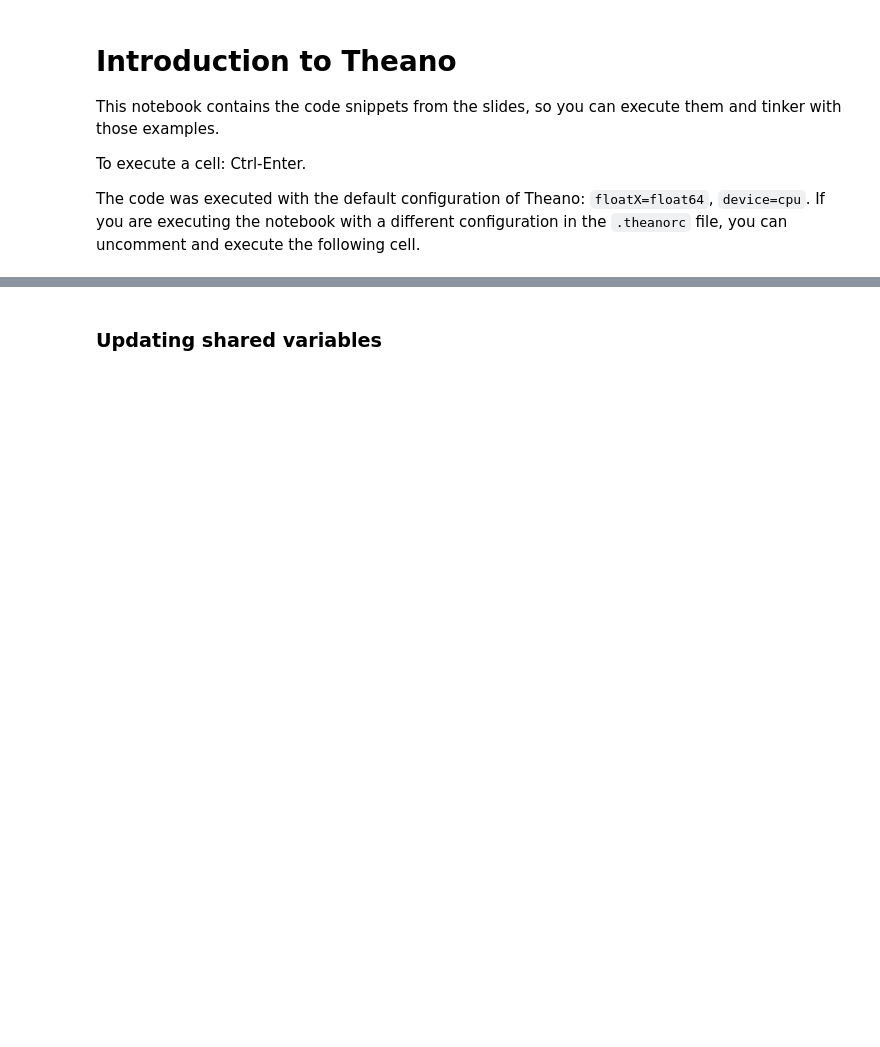
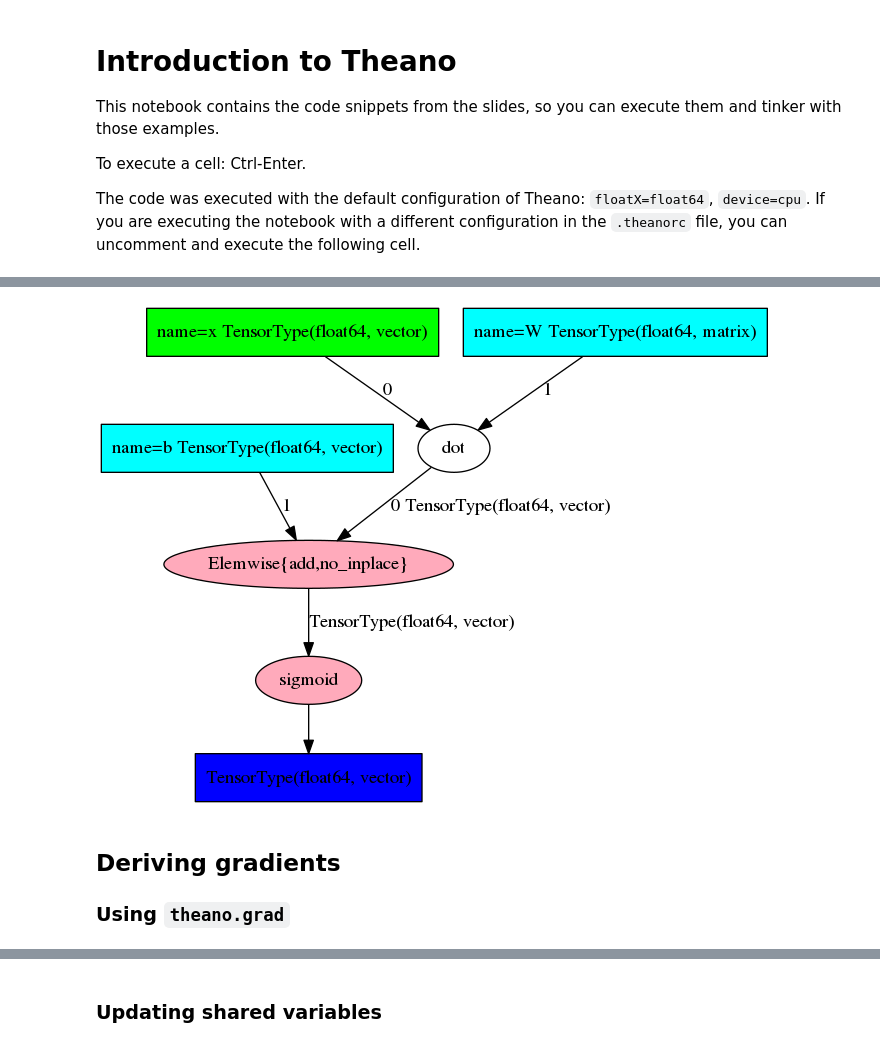
Before and after one commit to lamblin/bayareadlschool, a Jupyter notebook: intro_theano.ipynb, the cells around one changed output, grey strips where cells are left out. Saved outputs shown, nothing was run; the diff lists cells and outputs as text; code cells hidden in the pictures; blank space fills up the shorter version.

```diff
--- a/intro_theano.ipynb
+++ b/intro_theano.ipynb
@@ -234,0 +49,7 @@ print(g(x_val))
+# %%
+Image(pydotprint(out, format='png', return_image=True))
+# %% [output]
+[figure, added]
+# %% [markdown]
+## Deriving gradients
+### Using `theano.grad`
```
Also changed, not shown: parts of 75 cells of this notebook, 1 other file.
